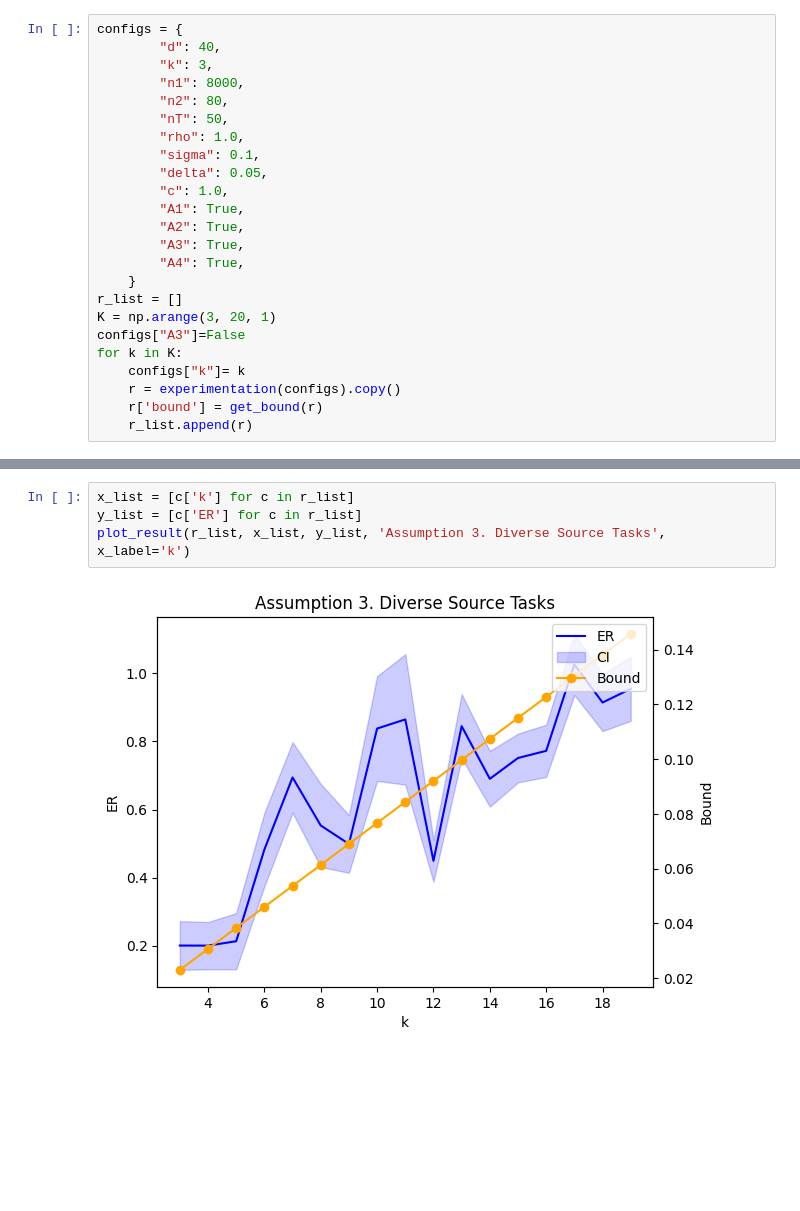
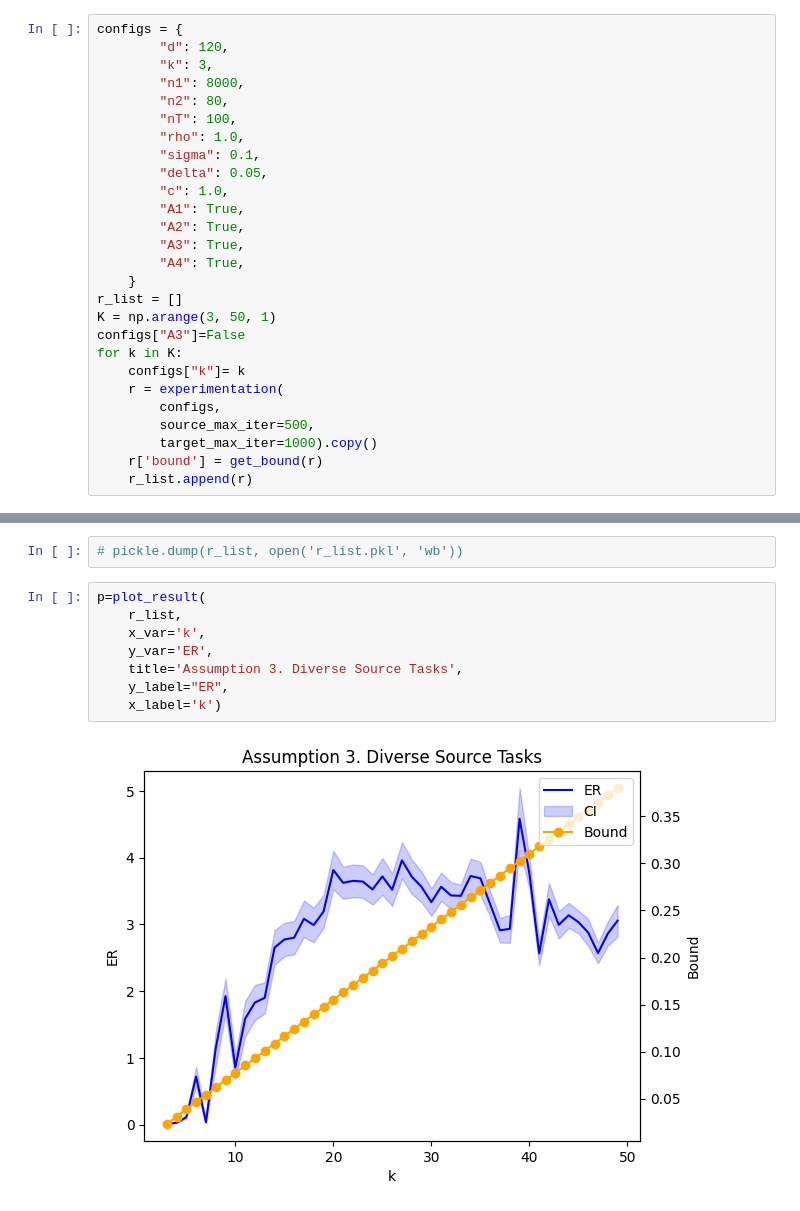
Before and after one commit to seuraha/few-shot-rep, a Jupyter notebook: experiment_demo2.ipynb, the cells around one changed output, grey strips where cells are left out. Saved outputs shown, nothing was run; the diff lists cells and outputs as text; blank space fills up the shorter version.

```diff
--- a/experiment_demo2.ipynb
+++ b/experiment_demo2.ipynb
@@ -96,10 +135,10 @@ plot_result(r_list, x_list, y_list, 'Assumption 2. Covariance Dominance', x_labe
 # %%
 configs = {
-        "d": 40,
+        "d": 120,
         "k": 3,
         "n1": 8000,
         "n2": 80,
-        "nT": 50,
+        "nT": 100,
         "rho": 1.0,
         "sigma": 0.1,
         "delta": 0.05,
@@ -110,11 +149,14 @@ configs = {
         "A4": True,
     }
 r_list = []
-K = np.arange(3, 20, 1)
+K = np.arange(3, 50, 1)
 configs["A3"]=False
 for k in K:
     configs["k"]= k
-    r = experimentation(configs).copy()
+    r = experimentation(
+        configs,
+        source_max_iter=500,
+        target_max_iter=1000).copy()
     r['bound'] = get_bound(r)
     r_list.append(r)
 # %% [output]
@@ -138,6 +180,12 @@ Task ID: target_0
-# %%
-x_list = [c['k'] for c in r_list]
-y_list = [c['ER'] for c in r_list]
-plot_result(r_list, x_list, y_list, 'Assumption 3. Diverse Source Tasks', x_label='k')
-# %% [output]
-[figure, removed]
+# %%
+# pickle.dump(r_list, open('r_list.pkl', 'wb'))
+# %%
+p=plot_result(
+    r_list,
+    x_var='k',
+    y_var='ER',
+    title='Assumption 3. Diverse Source Tasks',
+    y_label="ER",
+    x_label='k')
+# %% [output]
+[figure, added]
```
Also changed, not shown: parts of 7 cells of this notebook.
